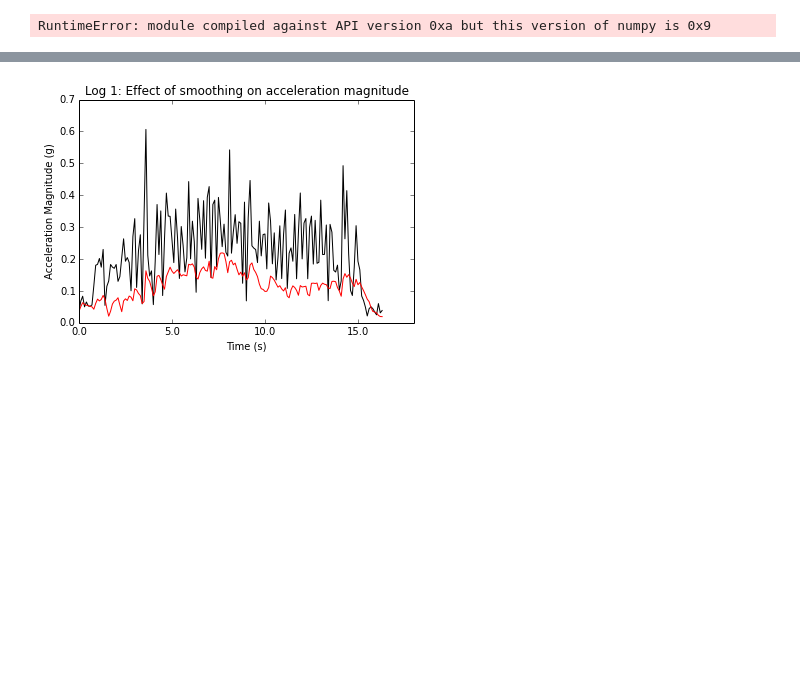
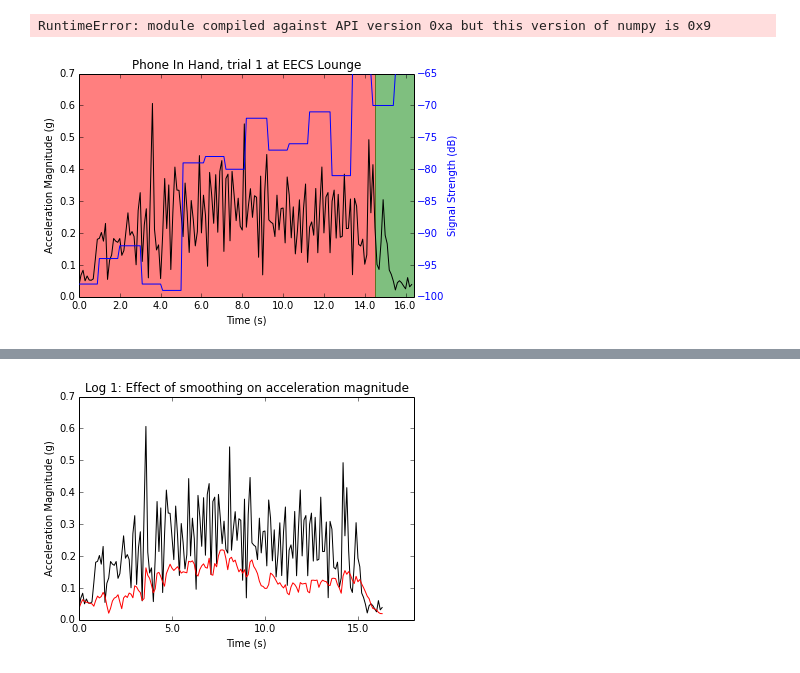
Before and after one commit to atitus5/6s062-Project, a Jupyter notebook: logs/4_19/Log Data Analysis.ipynb, the cells around one changed output, grey strips where cells are left out. Cells and saved outputs as stored; diff of their text form; code cells hidden in the pictures; blank space fills up the shorter version.

Commit message:
New graphs for poster

```diff
--- a/logs/4_19/Log Data Analysis.ipynb
+++ b/logs/4_19/Log Data Analysis.ipynb
@@ -7,3 +7,99 @@ RuntimeError: module compiled against API version 0xa but this version of numpy
 import pandas as pd
 # %%
 %matplotlib inline
+# %%
+# Convert CSV files to pandas DataFrames
+import matplotlib.pyplot as plt
+import numpy as np
+import math
+
+def magnitude(accel):
+    return math.sqrt(accel.values[0] ** 2 + accel.values[1] ** 2 + accel.values[2] ** 2)
+
+use_cases = ["In Hand", "At Ear", "In Pocket"]
+locations = ["EECS Lounge", "Building 34", "Stata"]
+trials = 2
+
+log_dataframes = []
+for i in xrange(1, 19):
+    log_file = open("log%d.csv" % i, 'r')
+    raw_dataframe = pd.read_csv(log_file, index_col=0)
+
+    '''
+    rssi_window_size = 20
+    raw_dataframe["Smoothed RSSI"] = pd.ewma(raw_dataframe["RSSI"].values, span=rssi_window_size)
+
+    acc_window_size = 10
+
+    raw_dataframe["Smoothed Acc_X"] = pd.ewma(raw_dataframe["Acc_X"].values, span=acc_window_size)
+
+    x_vals = range(len(raw_dataframe["Acc_X"]))
+    plt.plot(x_vals, raw_dataframe["Acc_X"].values, 'k',
+             x_vals, raw_dataframe["Smoothed Acc_X"].values, 'r')
+    plt.title("Log %d: X acceleration vs smoothed" % i)
+    plt.show()
+
+    raw_dataframe["Smoothed Acc_Y"] = pd.ewma(raw_dataframe["Acc_Y"].values, span=acc_window_size)
+
+    x_vals = range(len(raw_dataframe["Acc_Y"]))
+    plt.plot(x_vals, raw_dataframe["Acc_Y"].values, 'k',
+             x_vals, raw_dataframe["Smoothed Acc_Y"].values, 'r')
+    plt.title("Log %d: Y acceleration vs smoothed" % i)
+    plt.show()
+
+    raw_dataframe["Smoothed Acc_Z"] = pd.ewma(raw_dataframe["Acc_Z"].values, span=acc_window_size)
+
+    x_vals = range(len(raw_dataframe["Acc_Z"]))
+    plt.plot(x_vals, raw_dataframe["Acc_Z"].values, 'k',
+             x_vals, raw_dataframe["Smoothed Acc_Z"].values, 'r')
+    plt.title("Log %d: Z acceleration vs smoothed" % i)
+    plt.show()
+
+    '''
+    acc_mags = raw_dataframe[["Acc_X", "Acc_Y", "Acc_Z"]].apply(magnitude, axis=1)
+    #smoothed_acc_mags = raw_dataframe[["Smoothed Acc_X", "Smoothed Acc_Y", "Smoothed Acc_Z"]].apply(magnitude, axis=1)
+    x_vals = range(len(acc_mags))
+
+    fig, ax1 = plt.subplots()
+    ax1.plot(x_vals, acc_mags, 'k')
+    ax1.set_xlabel('Time (s)')
+    plt.xticks(np.arange(0, len(x_vals), 20.0))
+    ax1.set_xticklabels(map(lambda x: x / 10.0, np.arange(0, len(x_vals), 20.0)))
+
+    first_unlock = 0
+    for j in xrange(len(x_vals)):
+        first_unlock = j
+        if raw_dataframe["Unlock Requested"].iloc[j] == 1:
+            break
+
+    ax1.axvspan(0, first_unlock, alpha=0.5, color='red')
+    ax1.axvspan(first_unlock, len(x_vals), alpha=0.5, color='green')
+
+    # Make the y-axis label and tick labels match the line color.
+    ax1.set_ylabel('Acceleration Magnitude (g)', color='k')
+    for tl in ax1.get_yticklabels():
+        tl.set_color('k')
+
+
+    ax2 = ax1.twinx()
+    ax2.plot(x_vals, raw_dataframe["RSSI"], 'b')
+    ax2.set_ylabel('Signal Strength (dB)', color='b')
+    for tl in ax2.get_yticklabels():
+        tl.set_color('b')
+
+    location = locations[(i - 1) / 6]
+    use_case = use_cases[((i - 1) / trials) % len(use_cases)]
+    trial = (i - 1) % trials + 1
+
+    plt.title("Phone %s, trial %d at %s" % (use_case, trial, location))
+
+    plt.show()
+
+    '''
+    cleaned_dataframe = raw_dataframe.drop("RSSI", axis=1).drop("Acc_X", axis=1).drop("Acc_Y", axis=1).drop("Acc_Z", axis=1)
+
+    log_dataframes.append(cleaned_dataframe)
+    '''
+    log_file.close()
+# %% [output]
+[figure, added]
```
Also changed, not shown: parts of 1 cell of this notebook.
